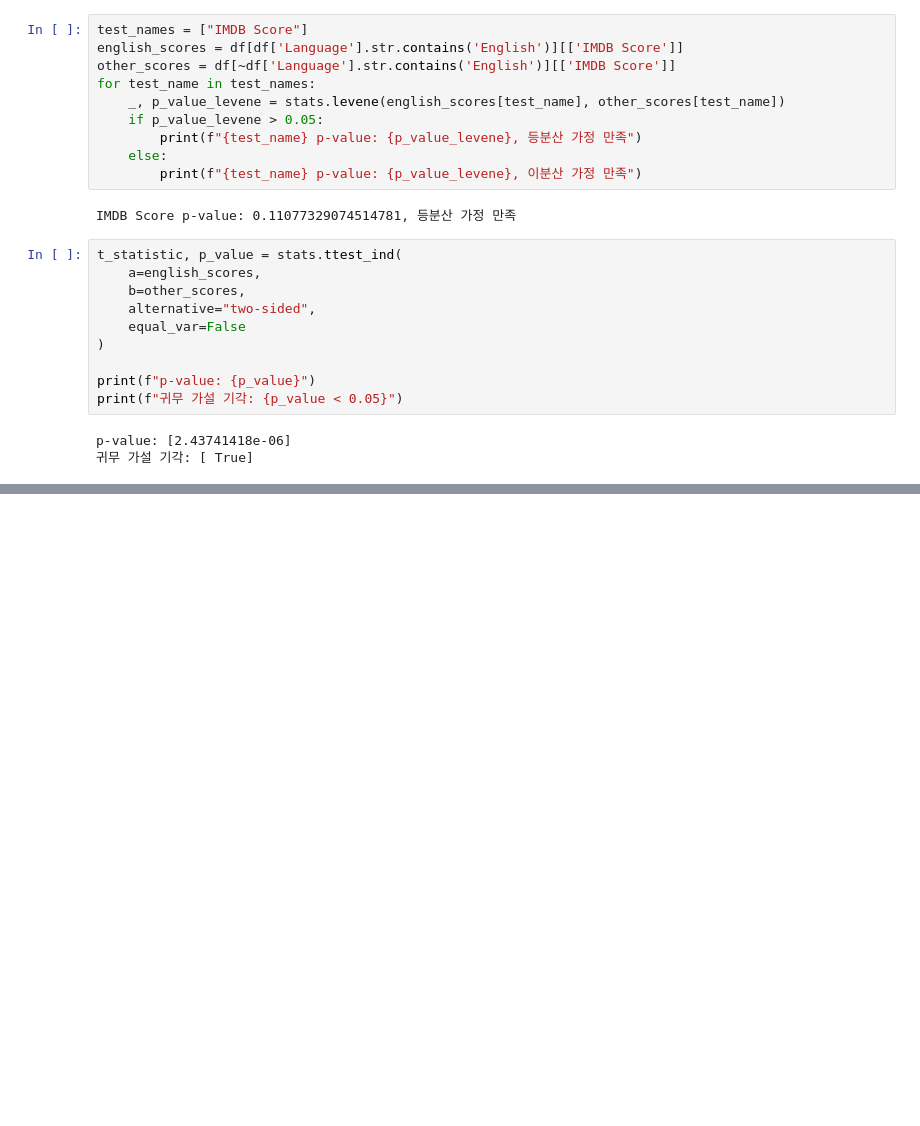
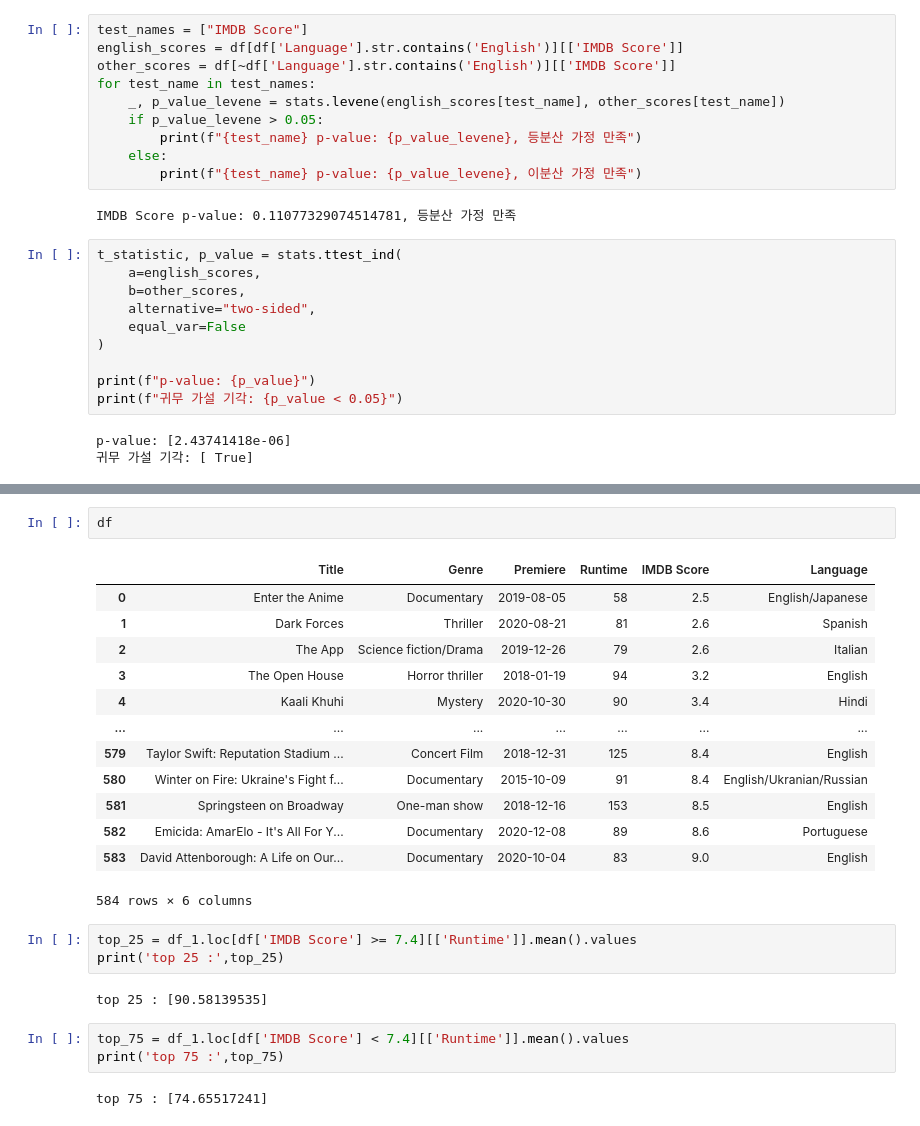
Before and after one commit to GRetriever/Data-Analysis-Project, a Jupyter notebook: Netflix/Netflix.ipynb, the cells around one changed output, grey strips where cells are left out. Drawn from its saved outputs; the diff is of its cells as text; blank space fills up the shorter version.

```diff
--- a/Netflix/Netflix.ipynb
+++ b/Netflix/Netflix.ipynb
@@ -371,0 +471,26 @@ p-value: [2.43741418e-06]
+# %%
+df
+# %% [output]
+|  | Title | Genre | Premiere | Runtime | IMDB Score | Language |
+| 0 | Enter the Anime | Documentary | 2019-08-05 | 58 | 2.5 | English/Japanese |
+| 1 | Dark Forces | Thriller | 2020-08-21 | 81 | 2.6 | Spanish |
+| 2 | The App | Science fiction/Drama | 2019-12-26 | 79 | 2.6 | Italian |
+| 3 | The Open House | Horror thriller | 2018-01-19 | 94 | 3.2 | English |
+| 4 | Kaali Khuhi | Mystery | 2020-10-30 | 90 | 3.4 | Hindi |
+| ... | ... | ... | ... | ... | ... | ... |
+| 579 | Taylor Swift: Reputation Stadium ... | Concert Film | 2018-12-31 | 125 | 8.4 | English |
+| 580 | Winter on Fire: Ukraine's Fight f... | Documentary | 2015-10-09 | 91 | 8.4 | English/Ukranian/Russian |
+| 581 | Springsteen on Broadway | One-man show | 2018-12-16 | 153 | 8.5 | English |
+| 582 | Emicida: AmarElo - It's All For Y... | Documentary | 2020-12-08 | 89 | 8.6 | Portuguese |
+| 583 | David Attenborough: A Life on Our... | Documentary | 2020-10-04 | 83 | 9.0 | English |
+584 rows × 6 columns
+# %%
+top_25 = df_1.loc[df['IMDB Score'] >= 7.4][['Runtime']].mean().values
+print('top 25 :',top_25)
+# %% [output]
+top 25 : [90.58139535]
+# %%
+top_75 = df_1.loc[df['IMDB Score'] < 7.4][['Runtime']].mean().values
+print('top 75 :',top_75)
+# %% [output]
+top 75 : [74.65517241]
```
Also changed, not shown: parts of 19 cells of this notebook, 3 other files.
